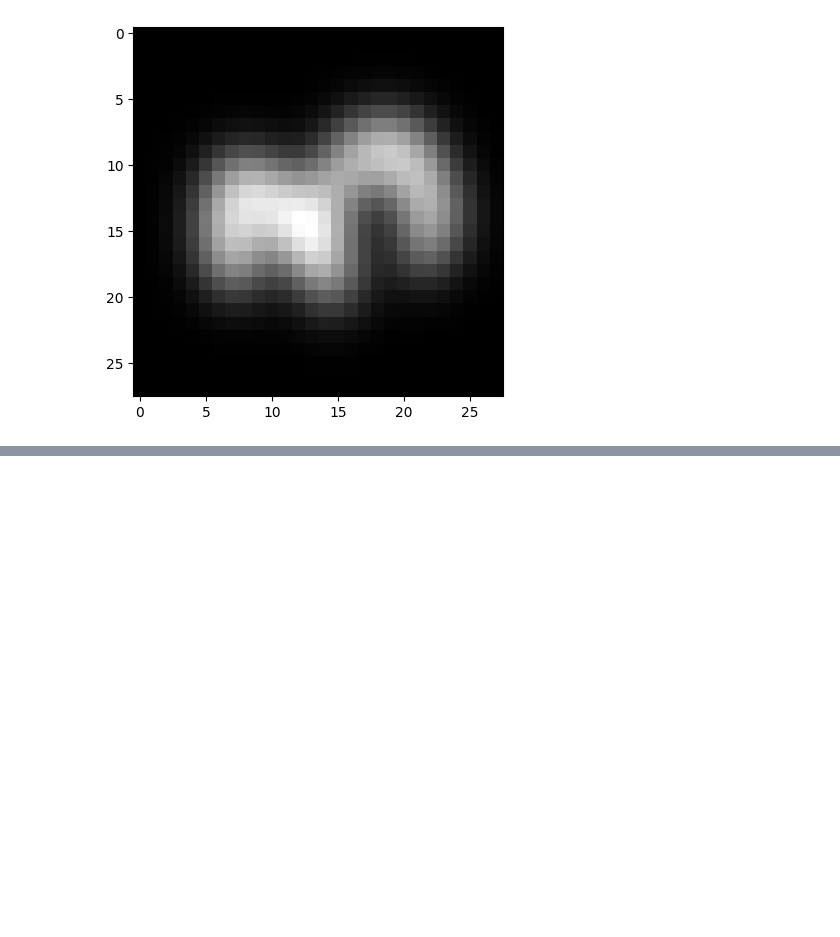
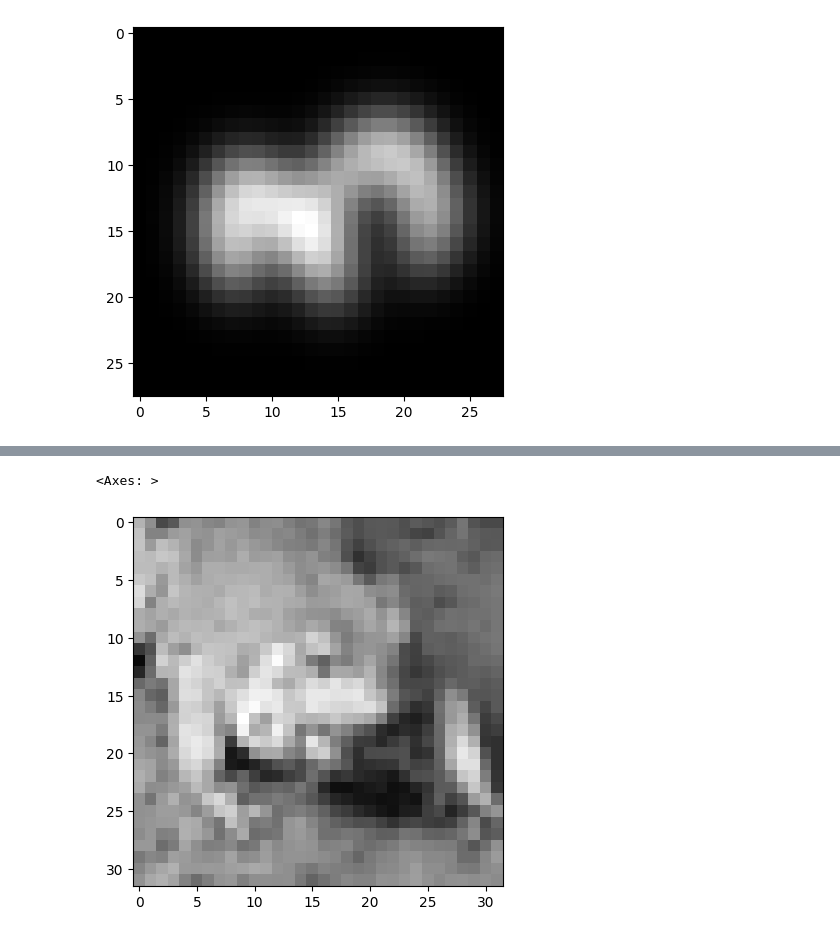
Before and after one commit to realmatthewpeng/percept, a Jupyter notebook: test_notebooks/phosphene_generator_test.ipynb, the cells around one changed output, grey strips where cells are left out. Cells and saved outputs as stored; diff of their text form; code cells hidden in the pictures; blank space fills up the shorter version.

```diff
--- a/test_notebooks/phosphene_generator_test.ipynb
+++ b/test_notebooks/phosphene_generator_test.ipynb
@@ -215,0 +235,8 @@ np.max(file['data'][5000])
+# %%
+img = testset[5][0].numpy().transpose((1, 2, 0))
+stim = p2p.stimuli.ImageStimulus(img).rgb2gray()
+stim
+stim.plot()
+# %% [output]
+<Axes: >
+[figure, added]
```
Also changed, not shown: parts of 5 cells of this notebook, 10 other files.
